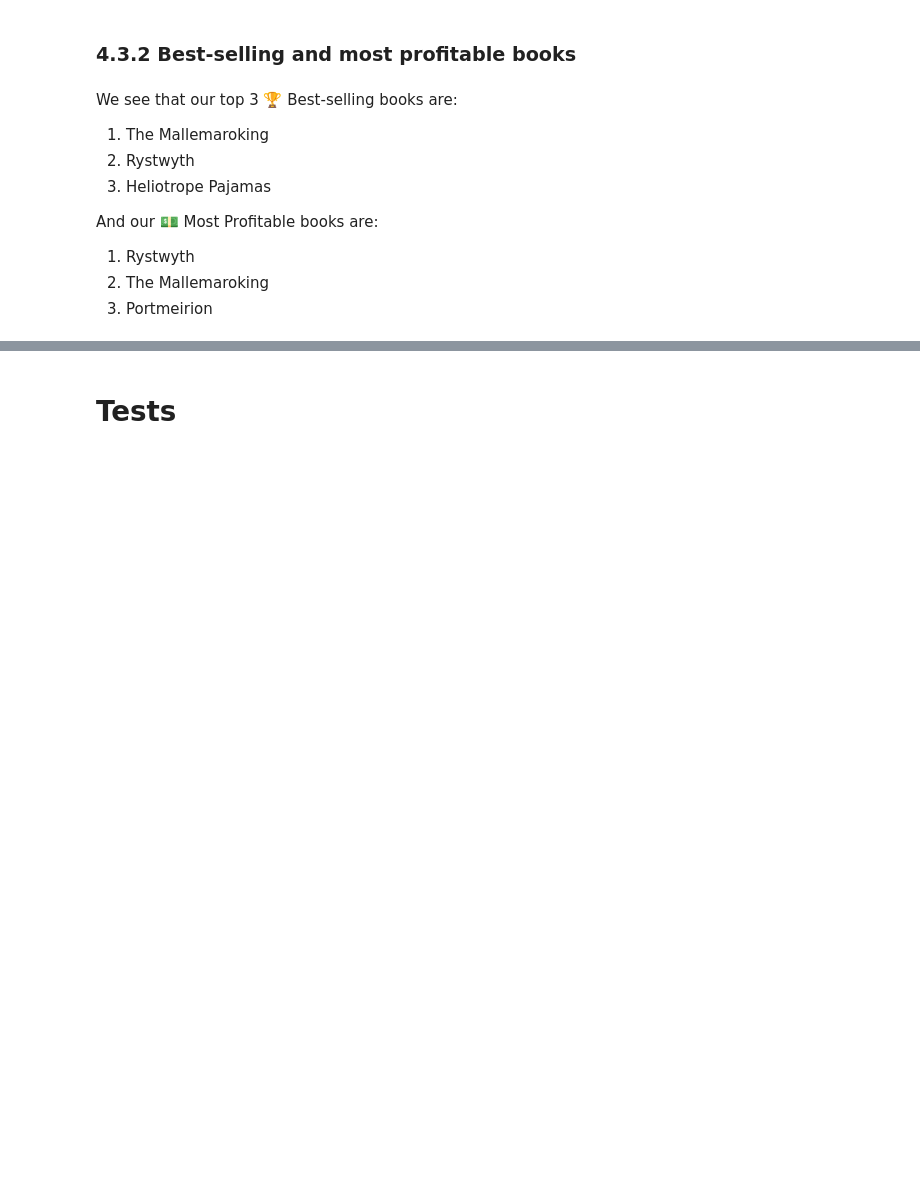
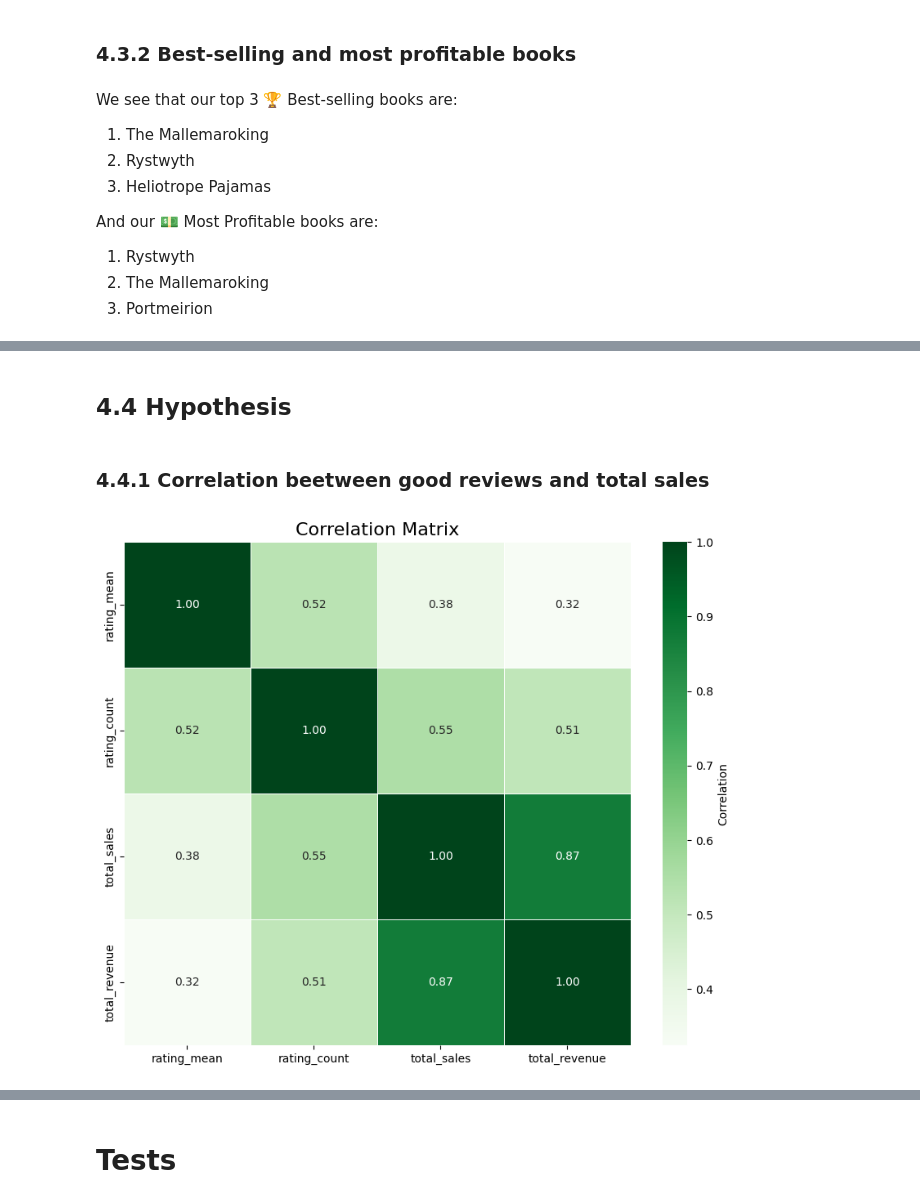
Before and after one commit to jvictorjordao/Projeto-BiblioTech-Insights, a Jupyter notebook: EDA.ipynb, the cells around one changed output, grey strips where cells are left out. Cells and saved outputs as stored; diff of their text form; code cells hidden in the pictures; blank space fills up the shorter version.

Commit message:
add hypothesis section

```diff
--- a/EDA.ipynb
+++ b/EDA.ipynb
@@ -516,0 +549,4 @@ And our 💵 Most Profitable books are:
+# %% [markdown]
+## 4.4 Hypothesis
+# %% [markdown]
+### 4.4.1 Correlation beetween good reviews and total sales
@@ -516,0 +556,18 @@ And our 💵 Most Profitable books are:
+# %%
+# Now, lets see the correlation between the ratings and the sales
+correlation_matrix = sales_total[['rating_mean', 'rating_count', 'total_sales', 'total_revenue']].corr(method='pearson')
+
+plt.figure(figsize=(10, 8))
+sns.heatmap(
+    correlation_matrix,
+    annot=True,
+    fmt=".2f",
+    cmap='Greens',
+    cbar_kws={'label':'Correlation'},
+    linewidths=0.5
+)
+
+plt.title('Correlation Matrix', fontsize=16)
+plt.show()
+# %% [output]
+[figure, added]
```
Also changed, not shown: parts of 19 cells of this notebook, 1 other file.
